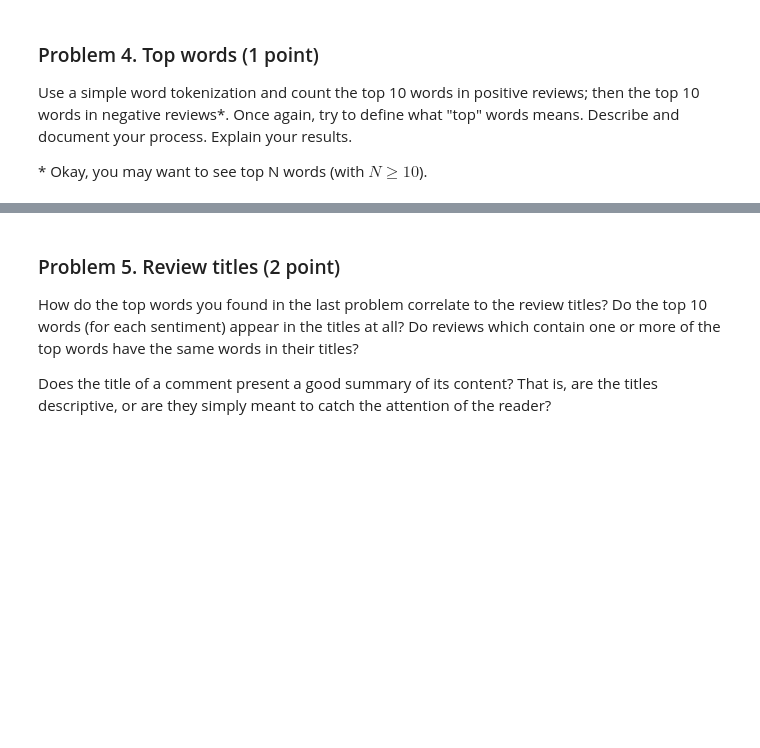
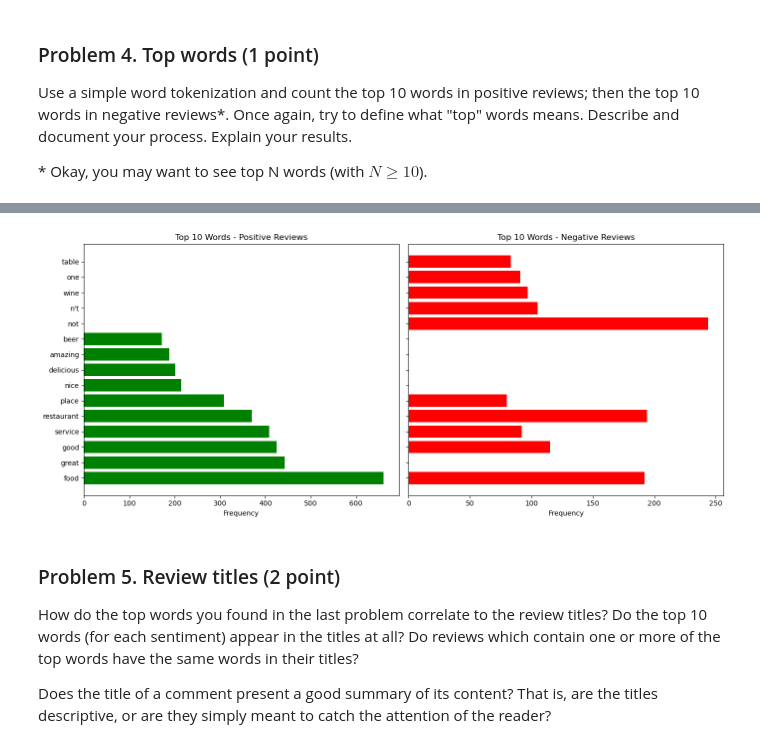
Before and after one commit to i11g/Working-with-Text, a Jupyter notebook: Working with Text Lab.ipynb, the cells around one changed output, grey strips where cells are left out. Drawn from its saved outputs; the diff is of its cells as text; code cells hidden in the pictures; blank space fills up the shorter version.

```diff
--- a/Working with Text Lab.ipynb
+++ b/Working with Text Lab.ipynb
@@ -353,0 +441,2 @@ LookupError:
+# %%
+review_df["processed_review"] = review_df["tokens"].apply(lambda x: " ".join(x))
@@ -358,0 +454,20 @@ Use a simple word tokenization and count the top 10 words in positive reviews; t
+# %%
+def get_top_words(df, sentiment, n=10):
+    # filter by sentiment
+    reviews = df.loc[df["Sentiment"] == sentiment, "tokens"]
+
+    # flatten list of tokens
+    all_tokens = [word for tokens in reviews for word in tokens]
+
+    # count frequencies
+    counter = Counter(all_tokens)
+
+    # get top N
+    return counter.most_common(n)
+
+# Top 10 words for positive and negative
+top_pos = get_top_words(review_df, "Positive", 10)
+top_neg = get_top_words(review_df, "Negative", 10)
+
+print("Top Positive Words:", top_pos)
+print("Top Negative Words:", top_neg)
@@ -359,3 +501,26 @@ Use a simple word tokenization and count the top 10 words in positive reviews; t
+# %%
+# Convert results into DataFrames for plotting
+top_pos_df = pd.DataFrame(top_pos, columns=["word", "count"])
+top_neg_df = pd.DataFrame(top_neg, columns=["word", "count"])
+
+fig, axes = plt.subplots(1, 2, figsize=(14, 6), sharey=True)
+
+# --- Positive ---
+axes[0].barh(top_pos_df["word"], top_pos_df["count"], color="green")
+axes[0].invert_yaxis()  # highest on top
+axes[0].set_title("Top 10 Words - Positive Reviews")
+axes[0].set_xlabel("Frequency")
+
+# --- Negative ---
+axes[1].barh(top_neg_df["word"], top_neg_df["count"], color="red")
+axes[1].invert_yaxis()
+axes[1].set_title("Top 10 Words - Negative Reviews")
+axes[1].set_xlabel("Frequency")
+
+plt.tight_layout()
+plt.show()
+# %% [output]
+[figure, added]
 # %% [markdown]
 ### Problem 5. Review titles (2 point)
 How do the top words you found in the last problem correlate to the review titles? Do the top 10 words (for each sentiment) appear in the titles at all? Do reviews which contain one or more of the top words have the same words in their titles?
```
Also changed, not shown: parts of 51 cells of this notebook, 1 other file.
